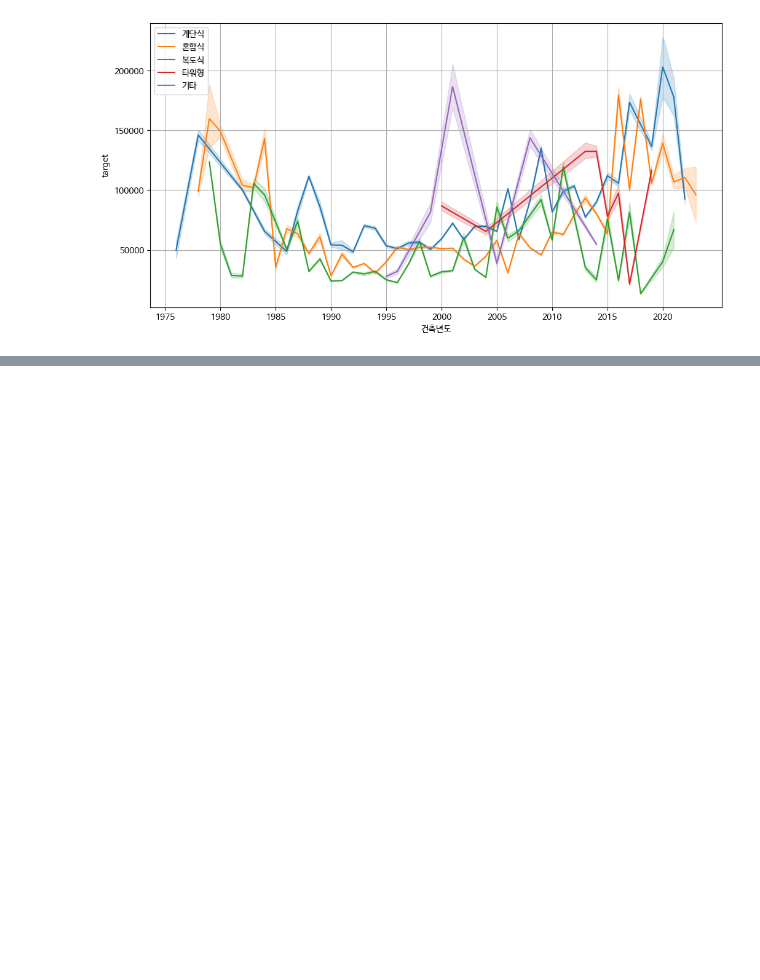
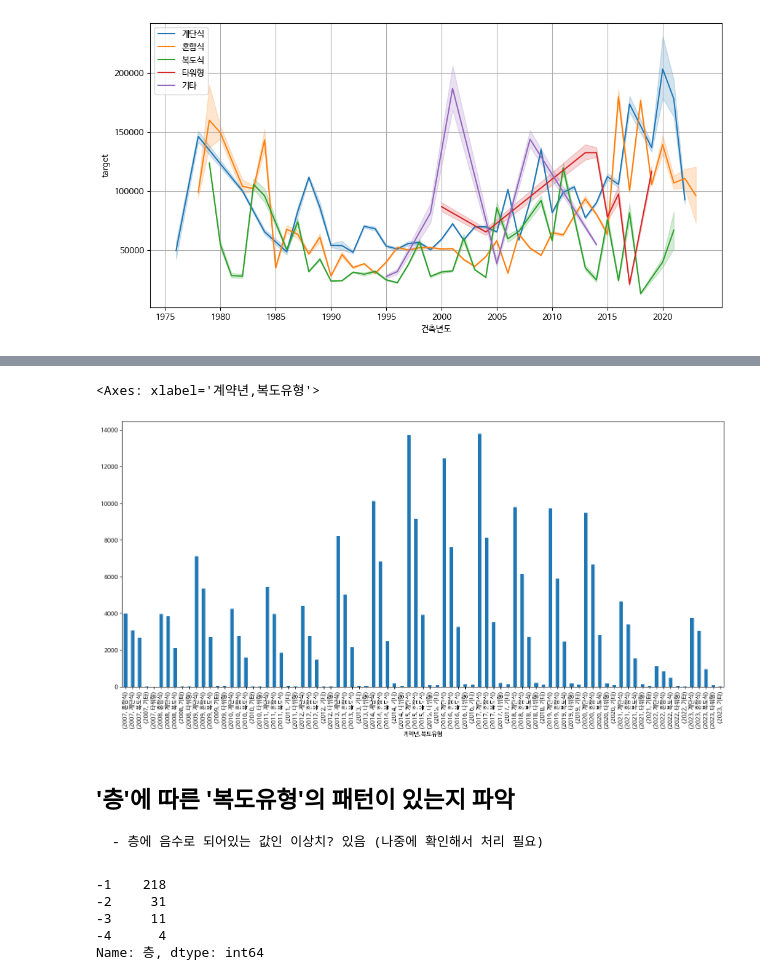
Before and after one commit to UpstageAILab/upstage-ml-regression-07, a Jupyter notebook: house_price_pred/notebooks/01-lyh-initial_eda.ipynb, the cells around one changed output, grey strips where cells are left out. Saved outputs shown, nothing was run; the diff lists cells and outputs as text; code cells hidden in the pictures; blank space fills up the shorter version.

```diff
--- a/house_price_pred/notebooks/01-lyh-initial_eda.ipynb
+++ b/house_price_pred/notebooks/01-lyh-initial_eda.ipynb
@@ -392,0 +568,22 @@ Name: 19586, dtype: object
+# %%
+df_selec['계약년'] = df_selec['계약년월'].astype('str').apply(lambda x : x[:4]).astype(int)
+df_selec['계약월'] = df_selec['계약년월'].astype('str').apply(lambda x : x[4:]).astype(int)
+del df_selec['계약년월']
+# %%
+plt.figure(figsize=(18, 8))
+df_selec.groupby('계약년')['복도유형'].value_counts().plot(kind='bar')
+# %% [output]
+<Axes: xlabel='계약년,복도유형'>
+[figure, added]
+# %% [markdown]
+## '층'에 따른 '복도유형'의 패턴이 있는지 파악
+
+    - 층에 음수로 되어있는 값인 이상치? 있음 (나중에 확인해서 처리 필요)
+# %%
+df_selec[df_selec['층'] < 1]['층'].value_counts()
+# %% [output]
+-1    218
+-2     31
+-3     11
+-4      4
+Name: 층, dtype: int64
```
Also changed, not shown: parts of 35 cells of this notebook.
